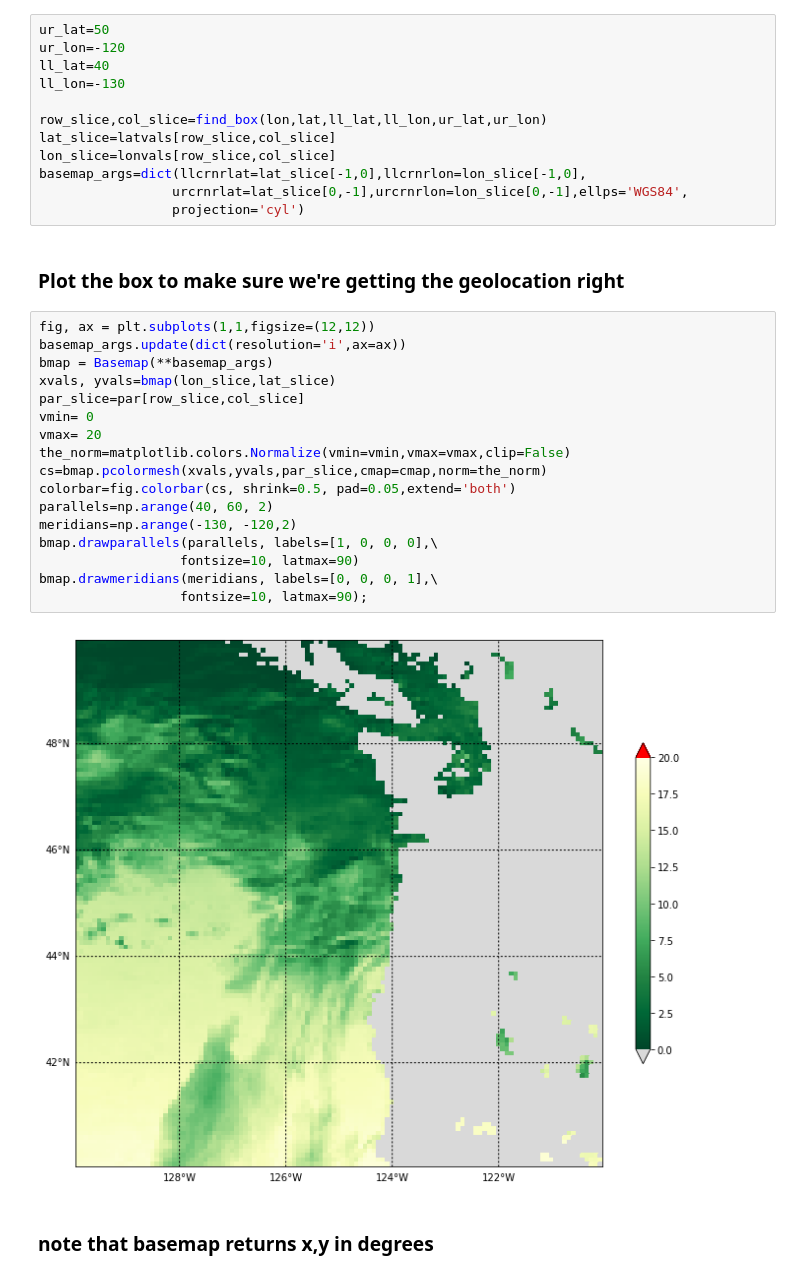
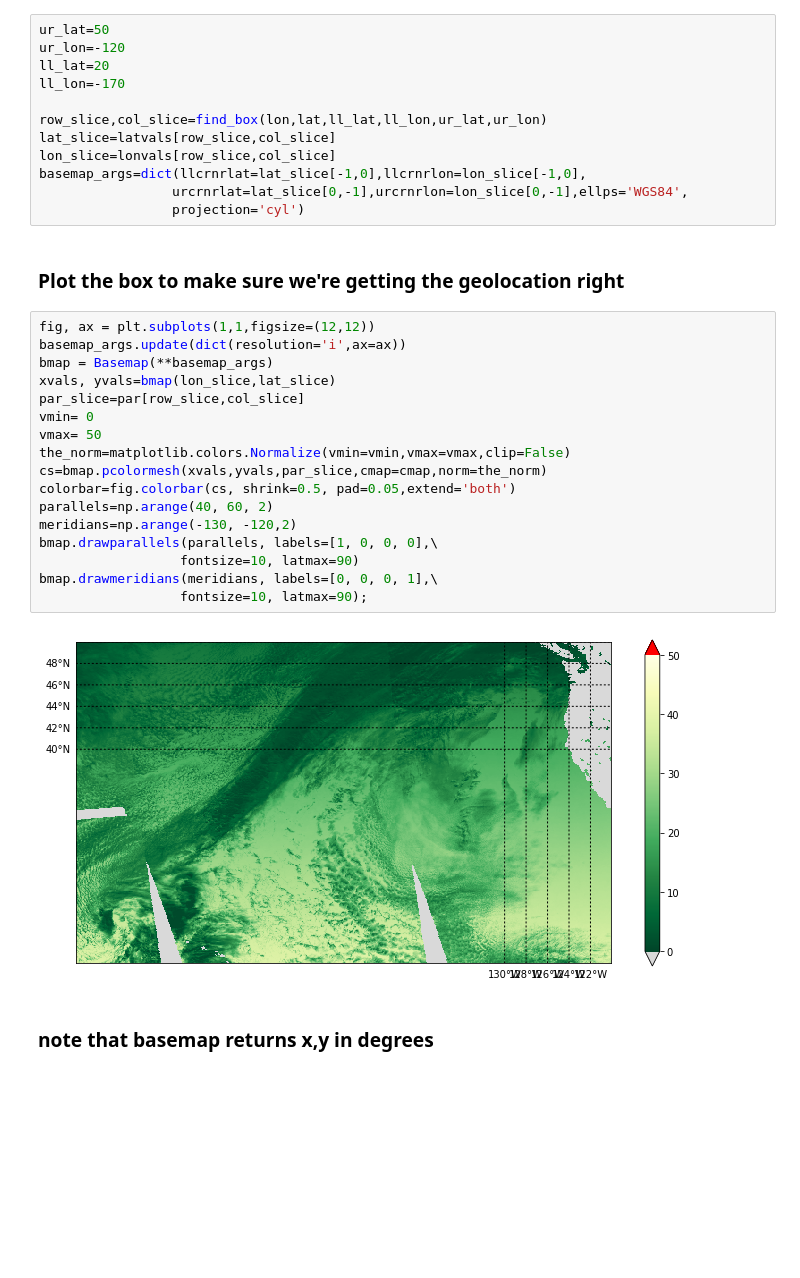
Before and after one commit to phaustin/e582, a Jupyter notebook: notebooks/zoom_netcdf.ipynb, the cells around one changed output. Drawn from its saved outputs; the diff is of its cells as text; blank space fills up the shorter version.

```diff
--- a/notebooks/zoom_netcdf.ipynb
+++ b/notebooks/zoom_netcdf.ipynb
@@ -119,8 +119,8 @@ def find_box(lon,lat,ll_lat,ll_lon,ur_lat,ur_lon):
 # %%
 ur_lat=50
 ur_lon=-120
-ll_lat=40
-ll_lon=-130
+ll_lat=20
+ll_lon=-170
 
 row_slice,col_slice=find_box(lon,lat,ll_lat,ll_lon,ur_lat,ur_lon)
 lat_slice=latvals[row_slice,col_slice]
@@ -133,22 +133,22 @@ basemap_args=dict(llcrnrlat=lat_slice[-1,0],llcrnrlon=lon_slice[-1,0],
 # %%
 fig, ax = plt.subplots(1,1,figsize=(12,12))
 basemap_args.update(dict(resolution='i',ax=ax))
 bmap = Basemap(**basemap_args)
 xvals, yvals=bmap(lon_slice,lat_slice)
 par_slice=par[row_slice,col_slice]
 vmin= 0
-vmax= 20
+vmax= 50
 the_norm=matplotlib.colors.Normalize(vmin=vmin,vmax=vmax,clip=False)
 cs=bmap.pcolormesh(xvals,yvals,par_slice,cmap=cmap,norm=the_norm)
 colorbar=fig.colorbar(cs, shrink=0.5, pad=0.05,extend='both')
 parallels=np.arange(40, 60, 2)
 meridians=np.arange(-130, -120,2)
 bmap.drawparallels(parallels, labels=[1, 0, 0, 0],\
                   fontsize=10, latmax=90)
 bmap.drawmeridians(meridians, labels=[0, 0, 0, 1],\
                   fontsize=10, latmax=90);
 # %% [output]
-[figure, old version]
+[figure, new version]
 # %% [markdown]
 ### note that basemap returns x,y in degrees
 # %%
```
Also changed, not shown: parts of 8 cells of this notebook, 6 other files.
